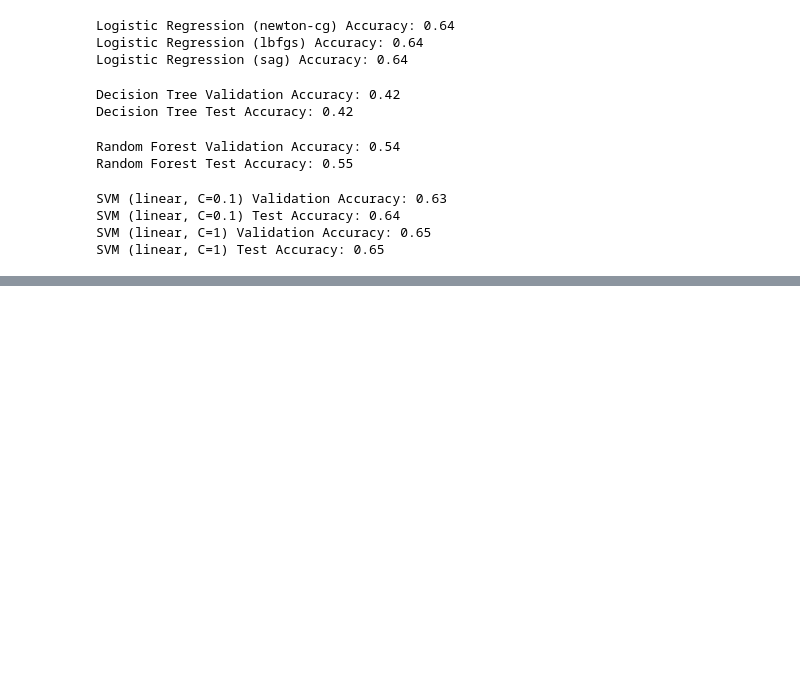
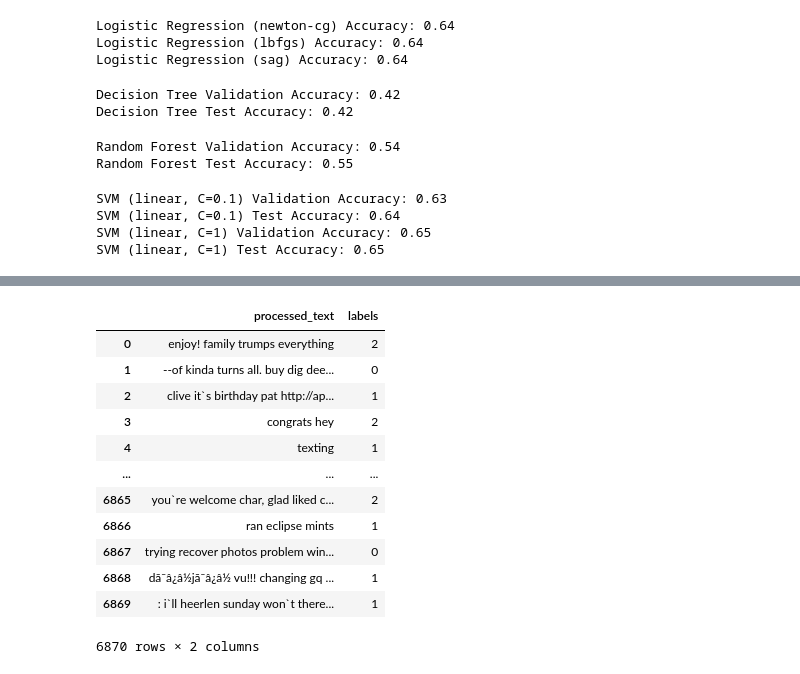
Before and after one commit to Malek9876/LLM-Based-Text-Classification, a Jupyter notebook: Sentiment_Analysis_Using_Naive_Bayes.ipynb, the cells around one changed output, grey strips where cells are left out. Cells and saved outputs as stored; diff of their text form; code cells hidden in the pictures; blank space fills up the shorter version.

```diff
--- a/Sentiment_Analysis_Using_Naive_Bayes.ipynb
+++ b/Sentiment_Analysis_Using_Naive_Bayes.ipynb
@@ -929,0 +843,17 @@ torch.cuda.empty_cache()  # This is important!
+# %%
+val_df = pd.DataFrame({'processed_text': val_x, 'labels': val_y})
+val_df
+# %% [output]
+|  | processed_text | labels |
+| 0 | enjoy! family trumps everything | 2 |
+| 1 | --of kinda turns all. buy dig dee... | 0 |
+| 2 | clive it`s birthday pat http://ap... | 1 |
+| 3 | congrats hey | 2 |
+| 4 | texting | 1 |
+| ... | ... | ... |
+| 6865 | you`re welcome char, glad liked c... | 2 |
+| 6866 | ran eclipse mints | 1 |
+| 6867 | trying recover photos problem win... | 0 |
+| 6868 | dã¯â¿â½jã¯â¿â½ vu!!! changing gq ... | 1 |
+| 6869 | : i`ll heerlen sunday won`t there... | 1 |
+6870 rows × 2 columns
```
Also changed, not shown: parts of 11 cells of this notebook.
